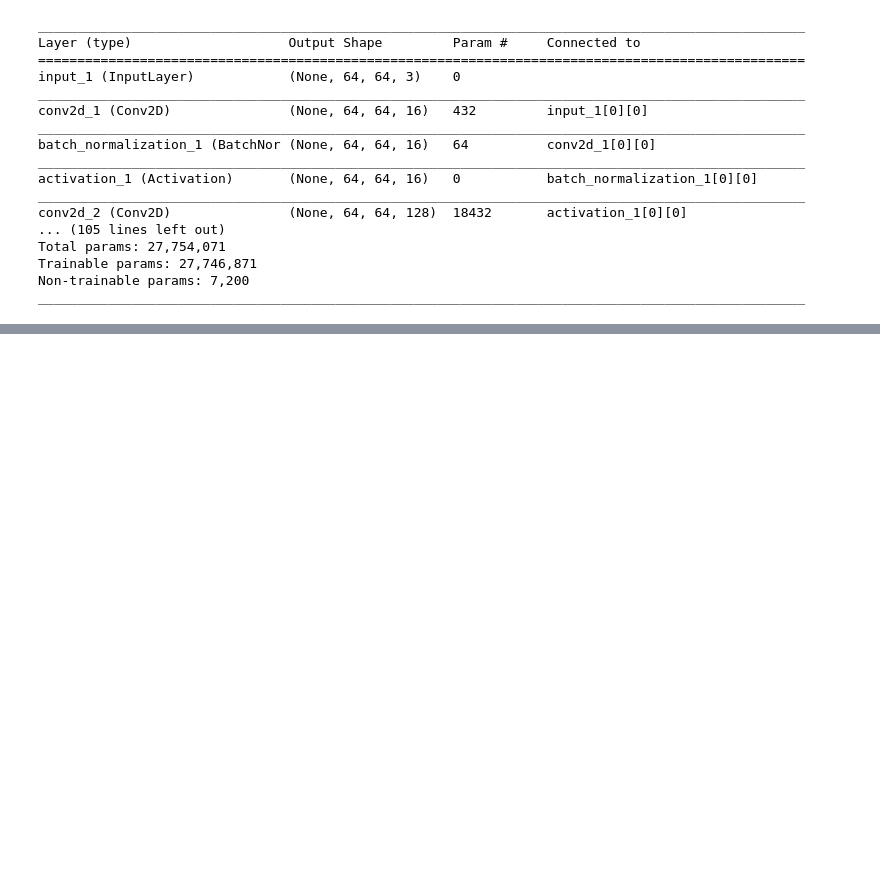
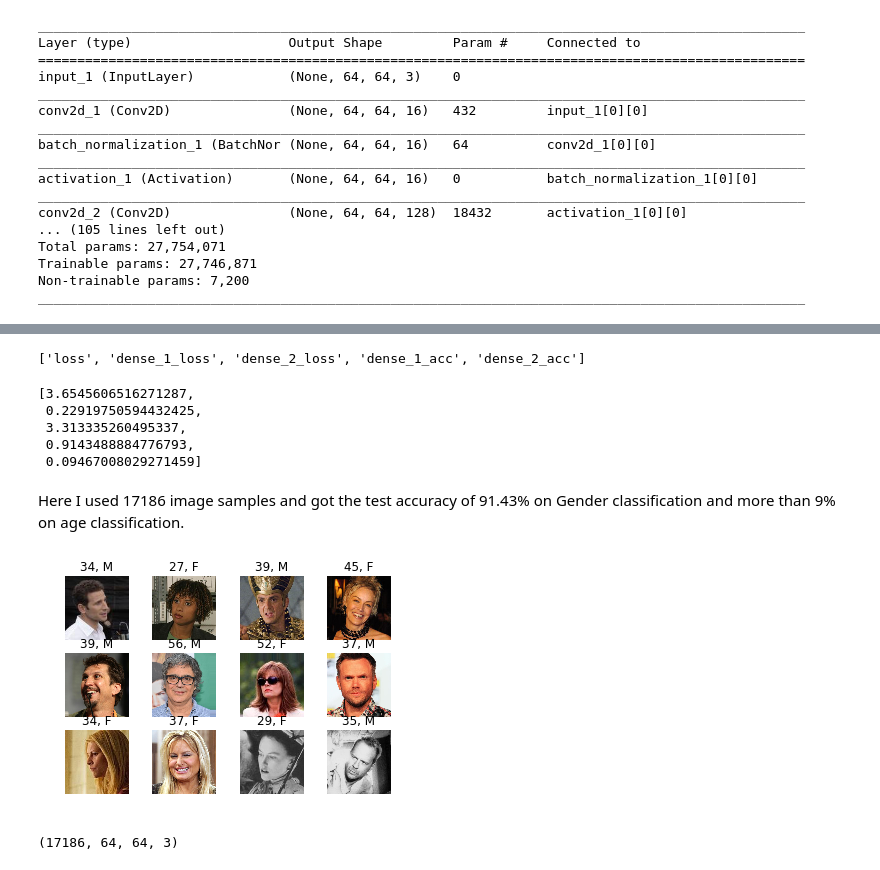
Before and after one commit to Mps24-7uk/Computer-Vision, a Jupyter notebook: age_and_gender_keras/age_and_gender_keras.ipynb, the cells around one changed output, grey strips where cells are left out. Saved outputs shown, nothing was run; the diff lists cells and outputs as text; code cells hidden in the pictures; blank space fills up the shorter version.

Commit message:
adding some test results
adding some test  and validation result

```diff
--- a/age_and_gender_keras/age_and_gender_keras.ipynb
+++ b/age_and_gender_keras/age_and_gender_keras.ipynb
@@ -88,6 +88,6 @@ model_custom.compile(loss='categorical_crossentropy',optimizer= 'adam', metrics=
 # %%
 #train_test_split
 from sklearn.model_selection import train_test_split
-X_train, X_test, y_train_g, y_test_g, y_train_a, y_test_a=train_test_split(X_data, y_data_g,y_data_a, test_size=0.15, random_state=42,shuffle=True)
+X_train, X_test, y_train_g, y_test_g, y_train_a, y_test_a=train_test_split(X_data, y_data_g,y_data_a, test_size=0.10, random_state=42,shuffle=True)
 # %%
 # train the model
@@ -113,0 +120,39 @@ Epoch 24/24
+# %%
+model.metrics_names
+# %% [output]
+['loss', 'dense_1_loss', 'dense_2_loss', 'dense_1_acc', 'dense_2_acc']
+# %%
+scores
+# %% [output]
+[3.6545606516271287,
+ 0.22919750594432425,
+ 3.313335260495337,
+ 0.9143488884776793,
+ 0.09467008029271459]
+# %% [markdown]
+Here I used 17186 image samples and got the test accuracy of 91.43% on Gender classification and more than 9% on age classification.
+# %%
+import matplotlib.pyplot as plt
+import cv2
+
+cols, rows = 4, 3
+test_images = X_test[:12]
+
+results = model.predict(test_images)
+predicted_genders = results[0]
+ages = np.arange(0, 101).reshape(101, 1)
+predicted_ages = results[1].dot(ages).flatten()
+
+for i in range(12):
+    plt.subplot(rows, cols, i + 1)
+    plt.imshow(cv2.cvtColor(test_images[i], cv2.COLOR_BGR2RGB))
+    plt.title("{}, {}".format(int(predicted_ages[i]),
+                              "F" if predicted_genders[i][0]>0.5 else "M"))
+    plt.axis('off')
+plt.savefig("result.png")
+# %% [output]
+[figure, added]
+# %%
+X_test.shape
+# %% [output]
+(17186, 64, 64, 3)
```
Also changed, not shown: parts of 2 cells of this notebook.
